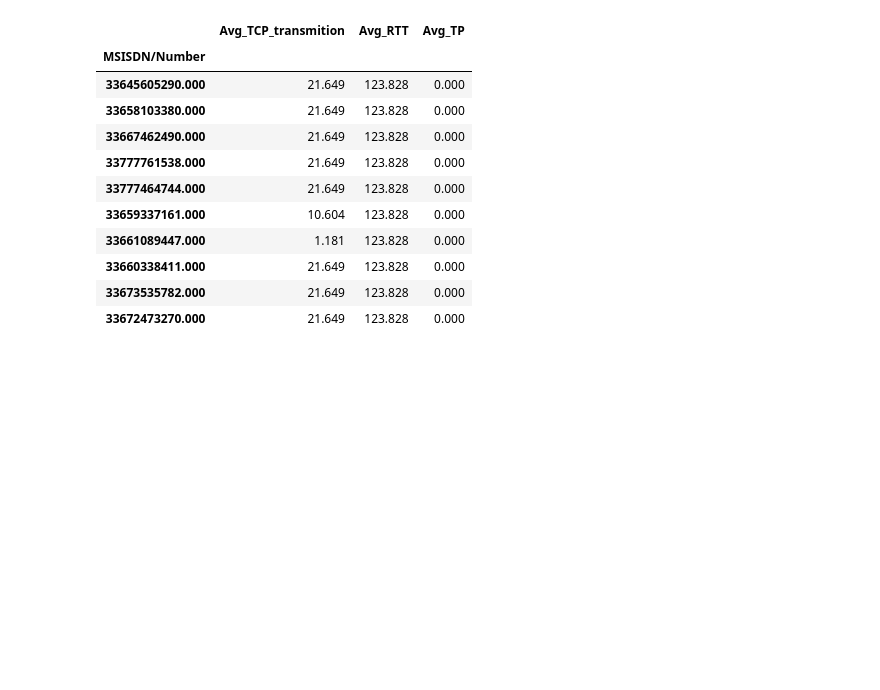
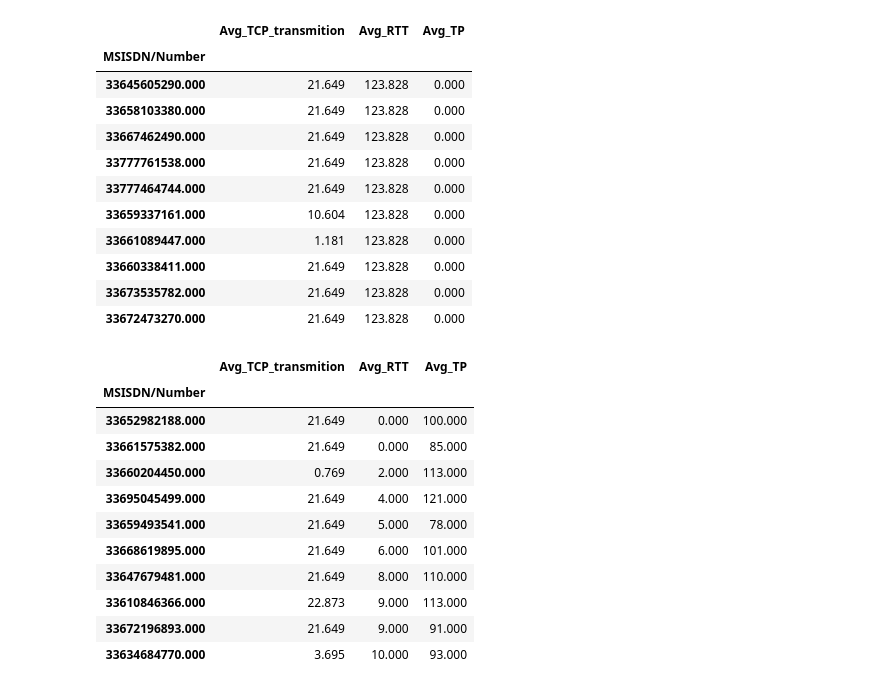
Before and after one commit to Micky373/Telecom_user_analytics, a Jupyter notebook: notebooks/user_experience_analysis.ipynb, the cells around one changed output. Drawn from its saved outputs; the diff is of its cells as text; code cells hidden in the pictures; blank space fills up the shorter version.

```diff
--- a/notebooks/user_experience_analysis.ipynb
+++ b/notebooks/user_experience_analysis.ipynb
@@ -221,3 +234,21 @@ grouped_data_total.head(10)
 | 33660338411.000 | 21.649 | 123.828 | 0.000 |
 | 33673535782.000 | 21.649 | 123.828 | 0.000 |
 | 33672473270.000 | 21.649 | 123.828 | 0.000 |
+# %%
+# Bottom 10 customers based on RTT
+
+grouped_data_total = grouped_data_total.sort_values(by='Avg_RTT',ascending=True)
+grouped_data_total.head(10)
+# %% [output]
+|  | Avg_TCP_transmition | Avg_RTT | Avg_TP |
+| MSISDN/Number |  |  |  |
+| 33652982188.000 | 21.649 | 0.000 | 100.000 |
+| 33661575382.000 | 21.649 | 0.000 | 85.000 |
+| 33660204450.000 | 0.769 | 2.000 | 113.000 |
+| 33695045499.000 | 21.649 | 4.000 | 121.000 |
+| 33659493541.000 | 21.649 | 5.000 | 78.000 |
+| 33668619895.000 | 21.649 | 6.000 | 101.000 |
+| 33647679481.000 | 21.649 | 8.000 | 110.000 |
+| 33610846366.000 | 22.873 | 9.000 | 113.000 |
+| 33672196893.000 | 21.649 | 9.000 | 91.000 |
+| 33634684770.000 | 3.695 | 10.000 | 93.000 |
```
Also changed, not shown: parts of 1 cell of this notebook.
